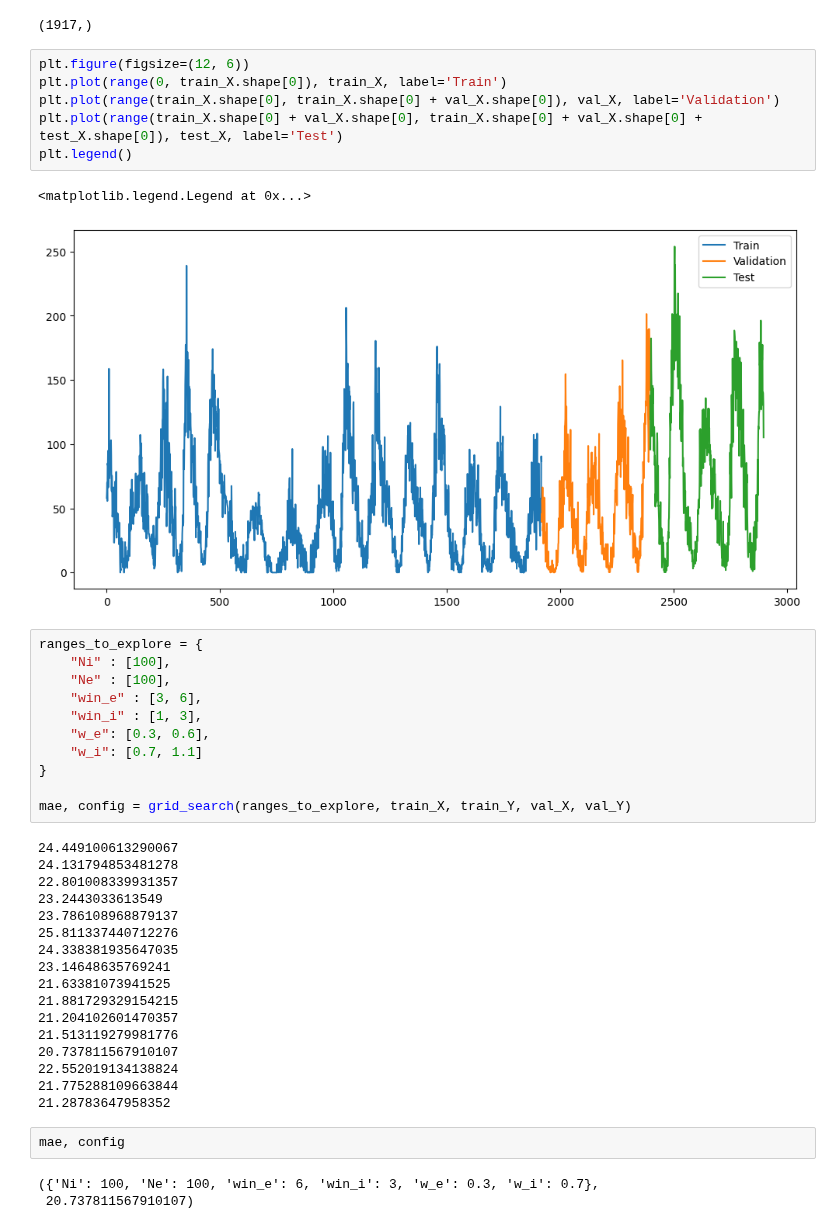
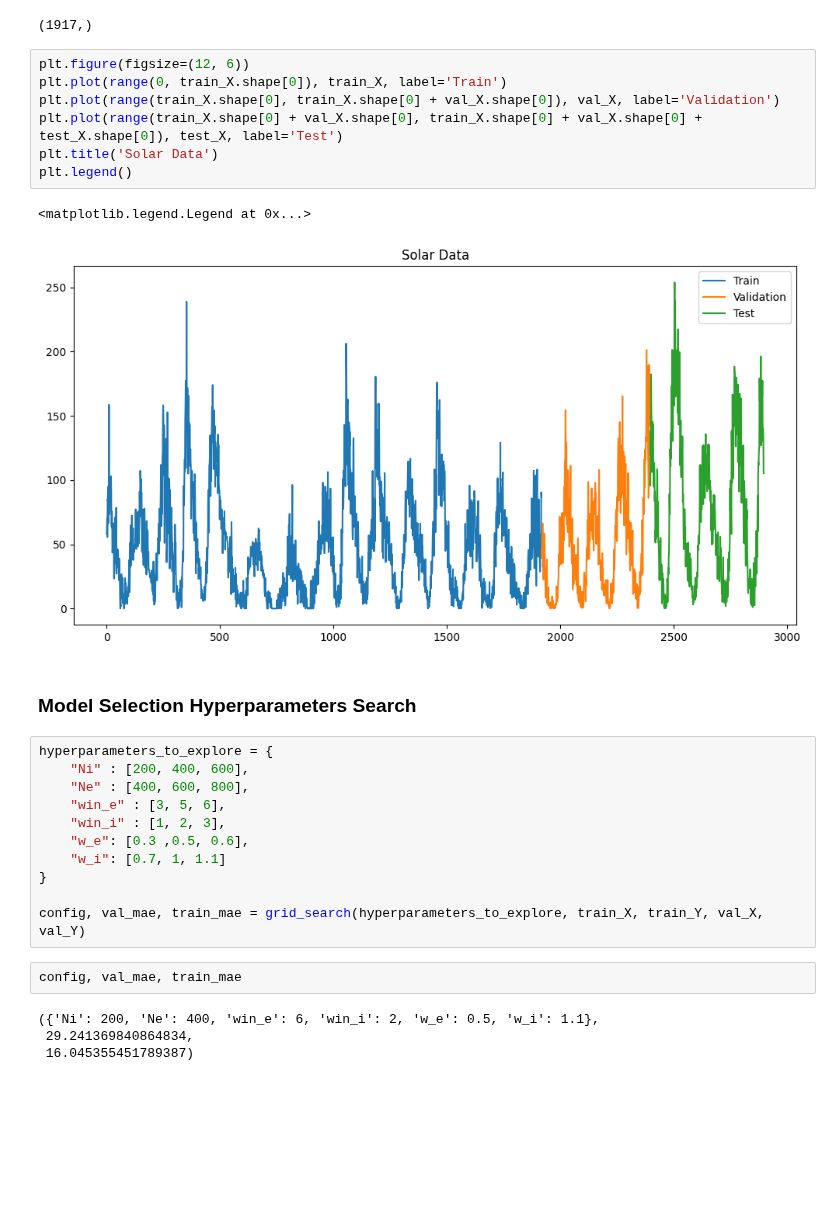
Before and after one commit to JacopoRaffi/CNS_Assignments, a Jupyter notebook: LAB1/BONUS_LAB1/main.ipynb, the cells around one changed output. Drawn from its saved outputs; the diff is of its cells as text; blank space fills up the shorter version.

```diff
--- a/LAB1/BONUS_LAB1/main.ipynb
+++ b/LAB1/BONUS_LAB1/main.ipynb
@@ -27,42 +27,29 @@ train_Y.shape
 # %%
 plt.figure(figsize=(12, 6))
 plt.plot(range(0, train_X.shape[0]), train_X, label='Train')
 plt.plot(range(train_X.shape[0], train_X.shape[0] + val_X.shape[0]), val_X, label='Validation')
 plt.plot(range(train_X.shape[0] + val_X.shape[0], train_X.shape[0] + val_X.shape[0] + test_X.shape[0]), test_X, label='Test')
+plt.title('Solar Data')
 plt.legend()
 # %% [output]
 <matplotlib.legend.Legend at 0x...>
-[figure, old version]
+[figure, new version]
+# %% [markdown]
+### Model Selection Hyperparameters Search
 # %%
-ranges_to_explore = {
-    "Ni" : [100],
-    "Ne" : [100],
-    "win_e" : [3, 6],
-    "win_i" : [1, 3],
-    "w_e": [0.3, 0.6],
-    "w_i": [0.7, 1.1]
+hyperparameters_to_explore = {
+    "Ni" : [200, 400, 600],
+    "Ne" : [400, 600, 800],
+    "win_e" : [3, 5, 6],
+    "win_i" : [1, 2, 3],
+    "w_e": [0.3 ,0.5, 0.6],
+    "w_i": [0.7, 1, 1.1]
 }
 
-mae, config = grid_search(ranges_to_explore, train_X, train_Y, val_X, val_Y)
+config, val_mae, train_mae = grid_search(hyperparameters_to_explore, train_X, train_Y, val_X, val_Y)
-# %% [output]
-24.449100613290067
-24.131794853481278
-22.801008339931357
-23.2443033613549
-23.786108968879137
-25.811337440712276
-24.338381935647035
-23.14648635769241
-21.63381073941525
-21.881729329154215
-21.204102601470357
-21.513119279981776
-20.737811567910107
-22.552019134138824
-21.775288109663844
-21.28783647958352
-# %%
-mae, config
-# %% [output]
-({'Ni': 100, 'Ne': 100, 'win_e': 6, 'win_i': 3, 'w_e': 0.3, 'w_i': 0.7},
- 20.737811567910107)
+# %%
+config, val_mae, train_mae
+# %% [output]
+({'Ni': 200, 'Ne': 400, 'win_e': 6, 'win_i': 2, 'w_e': 0.5, 'w_i': 1.1},
+ 29.241369840864834,
+ 16.045355451789387)
```
Also changed, not shown: parts of 3 cells of this notebook, 1 other file.
